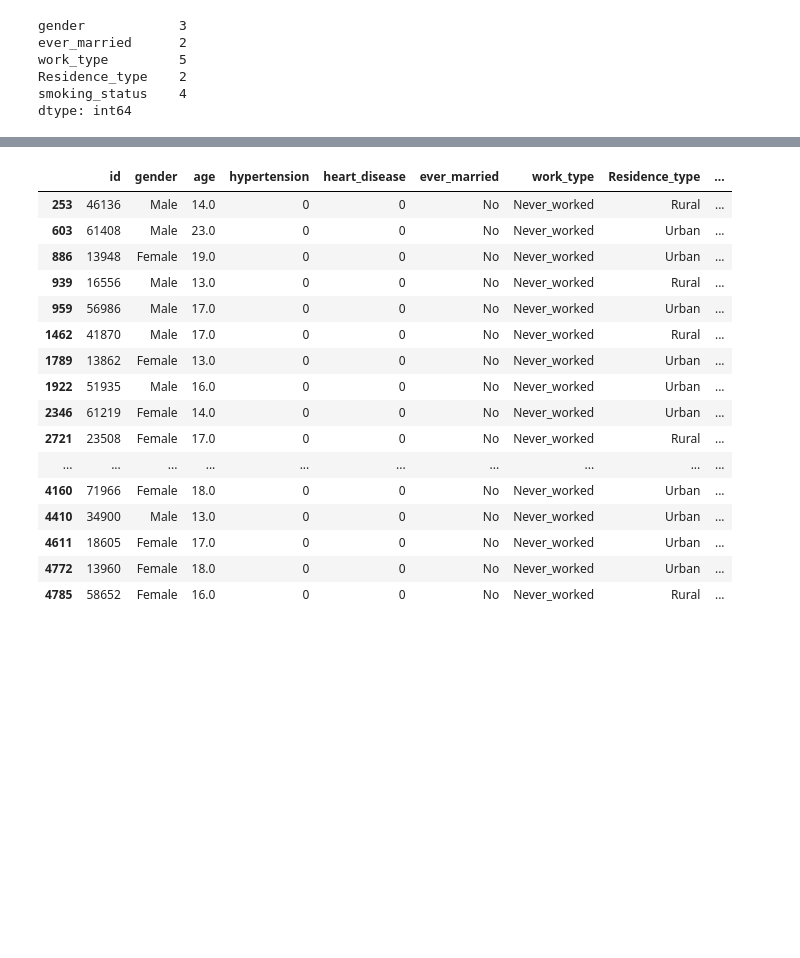
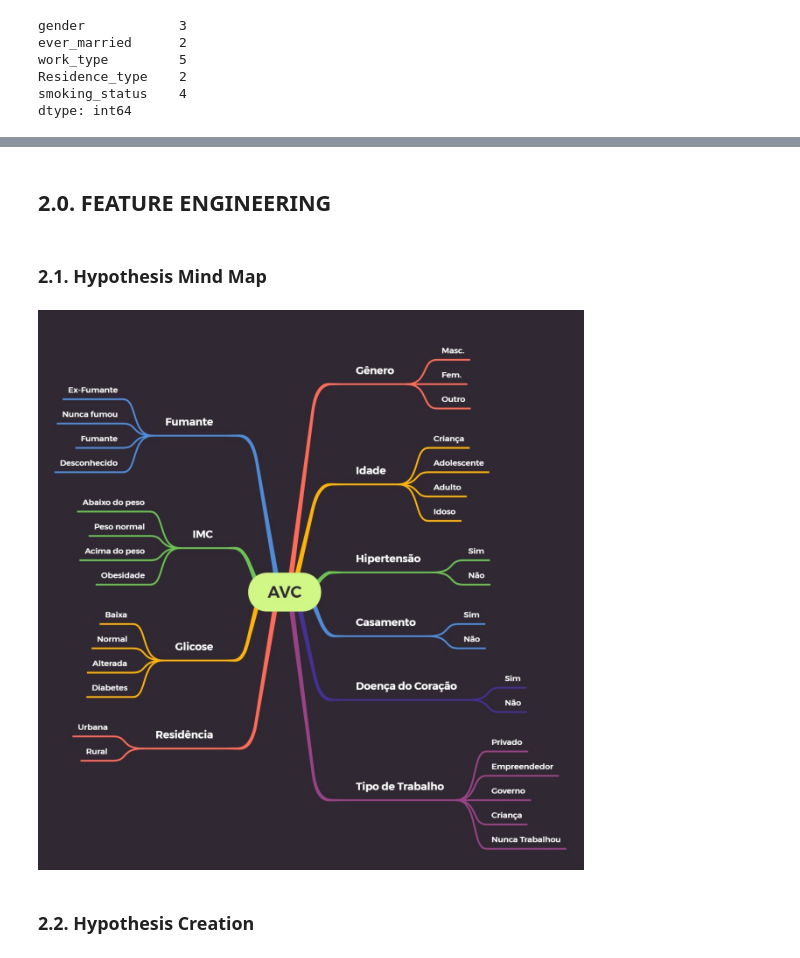
Before and after one commit to lucasanhenrique/stroke_prediction, a Jupyter notebook: notebook/stroke_prediction.ipynb, the cells around one changed output, grey strips where cells are left out. Cells and saved outputs as stored; diff of their text form; code cells hidden in the pictures; blank space fills up the shorter version.

Commit message:
hypothesis_creation

```diff
--- a/notebook/stroke_prediction.ipynb
+++ b/notebook/stroke_prediction.ipynb
@@ -260,20 +279,2 @@ sns.countplot(data = df1, x = 'smoking_status', hue = 'stroke');
-# %%
-df1[df1['work_type'] == 'Never_worked']
-# %% [output]
-|  | id | gender | age | hypertension | heart_disease | ever_married | work_type | Residence_type | ... |
-| 253 | 46136 | Male | 14.0 | 0 | 0 | No | Never_worked | Rural | ... |
-| 603 | 61408 | Male | 23.0 | 0 | 0 | No | Never_worked | Urban | ... |
-| 886 | 13948 | Female | 19.0 | 0 | 0 | No | Never_worked | Urban | ... |
-| 939 | 16556 | Male | 13.0 | 0 | 0 | No | Never_worked | Rural | ... |
-| 959 | 56986 | Male | 17.0 | 0 | 0 | No | Never_worked | Urban | ... |
-| 1462 | 41870 | Male | 17.0 | 0 | 0 | No | Never_worked | Rural | ... |
-| 1789 | 13862 | Female | 13.0 | 0 | 0 | No | Never_worked | Urban | ... |
-| 1922 | 51935 | Male | 16.0 | 0 | 0 | No | Never_worked | Urban | ... |
-| 2346 | 61219 | Female | 14.0 | 0 | 0 | No | Never_worked | Urban | ... |
-| 2721 | 23508 | Female | 17.0 | 0 | 0 | No | Never_worked | Rural | ... |
-| ... | ... | ... | ... | ... | ... | ... | ... | ... | ... |
-| 4160 | 71966 | Female | 18.0 | 0 | 0 | No | Never_worked | Urban | ... |
-| 4410 | 34900 | Male | 13.0 | 0 | 0 | No | Never_worked | Urban | ... |
-| 4611 | 18605 | Female | 17.0 | 0 | 0 | No | Never_worked | Urban | ... |
-| 4772 | 13960 | Female | 18.0 | 0 | 0 | No | Never_worked | Urban | ... |
-| 4785 | 58652 | Female | 16.0 | 0 | 0 | No | Never_worked | Rural | ... |
+# %% [markdown]
+## 2.0. FEATURE ENGINEERING
@@ -279,0 +283,8 @@ df1[df1['work_type'] == 'Never_worked']
+# %% [markdown]
+### 2.1. Hypothesis Mind Map
+# %%
+Image('C:/Users/lucas/Documents/MeusProjetos/stroke_prediction/image/hmm.jpeg')
+# %% [output]
+[figure, added]
+# %% [markdown]
+### 2.2. Hypothesis Creation
```
Also changed, not shown: parts of 21 cells of this notebook, 1 other file.
